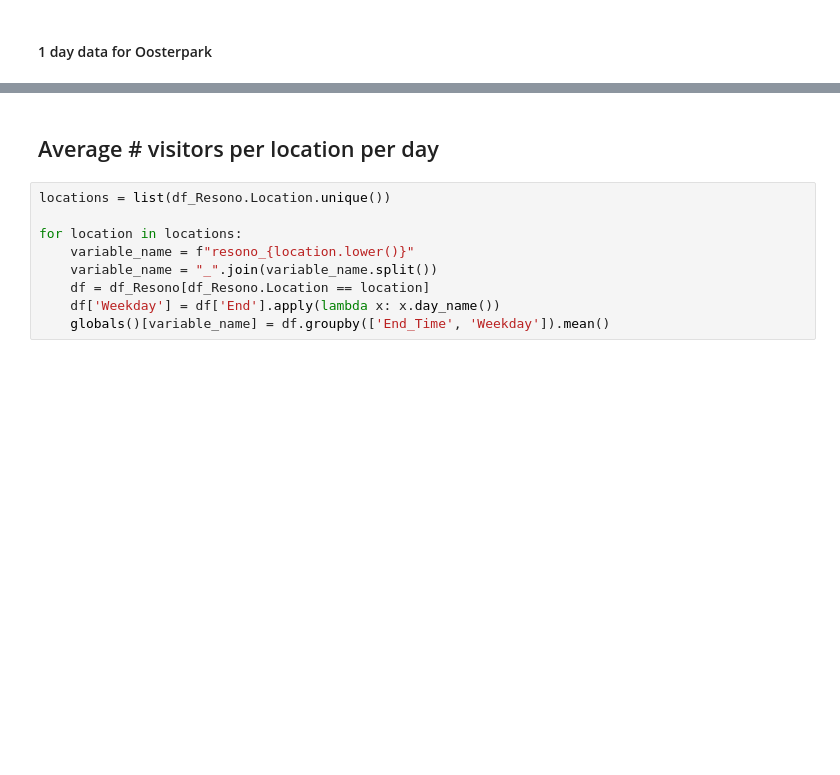
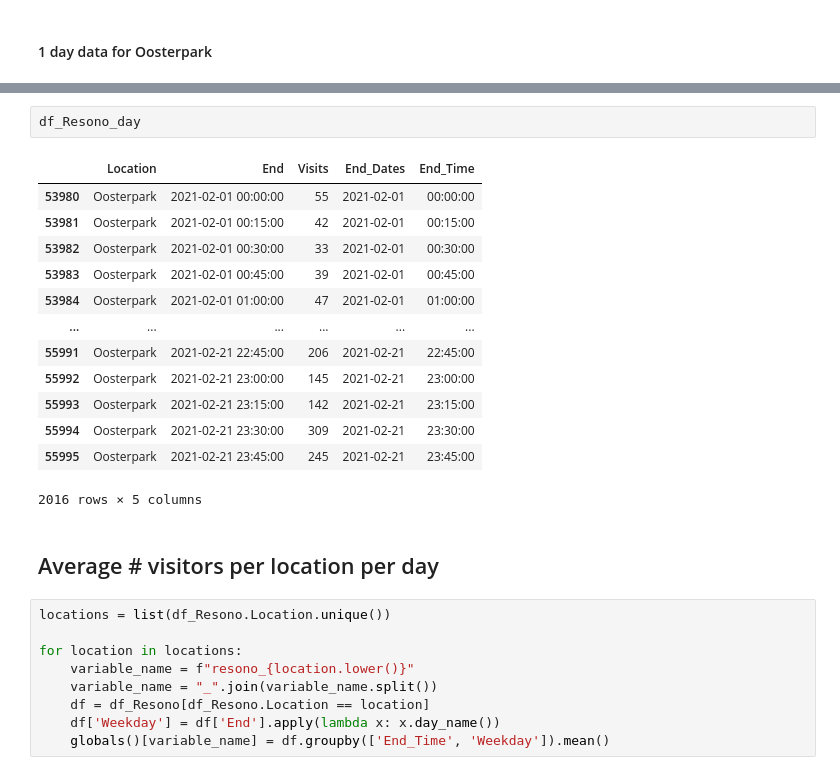
Before and after one commit to lotteph/DSP, a Jupyter notebook: EDA Resono data.ipynb, the cells around one changed output, grey strips where cells are left out. Drawn from its saved outputs; the diff is of its cells as text; blank space fills up the shorter version.

```diff
--- a/EDA Resono data.ipynb
+++ b/EDA Resono data.ipynb
@@ -49,3 +54,19 @@ ax.set(title = "Number of visitors in Oosterpark on the 15th of June", xlabel =
+# %%
+df_Resono_day
+# %% [output]
+|  | Location | End | Visits | End_Dates | End_Time |
+| 53980 | Oosterpark | 2021-02-01 00:00:00 | 55 | 2021-02-01 | 00:00:00 |
+| 53981 | Oosterpark | 2021-02-01 00:15:00 | 42 | 2021-02-01 | 00:15:00 |
+| 53982 | Oosterpark | 2021-02-01 00:30:00 | 33 | 2021-02-01 | 00:30:00 |
+| 53983 | Oosterpark | 2021-02-01 00:45:00 | 39 | 2021-02-01 | 00:45:00 |
+| 53984 | Oosterpark | 2021-02-01 01:00:00 | 47 | 2021-02-01 | 01:00:00 |
+| ... | ... | ... | ... | ... | ... |
+| 55991 | Oosterpark | 2021-02-21 22:45:00 | 206 | 2021-02-21 | 22:45:00 |
+| 55992 | Oosterpark | 2021-02-21 23:00:00 | 145 | 2021-02-21 | 23:00:00 |
+| 55993 | Oosterpark | 2021-02-21 23:15:00 | 142 | 2021-02-21 | 23:15:00 |
+| 55994 | Oosterpark | 2021-02-21 23:30:00 | 309 | 2021-02-21 | 23:30:00 |
+| 55995 | Oosterpark | 2021-02-21 23:45:00 | 245 | 2021-02-21 | 23:45:00 |
+2016 rows × 5 columns
 # %% [markdown]
 ## Average # visitors per location per day
 # %%
```
Also changed, not shown: parts of 2 cells of this notebook, 1 other file.
